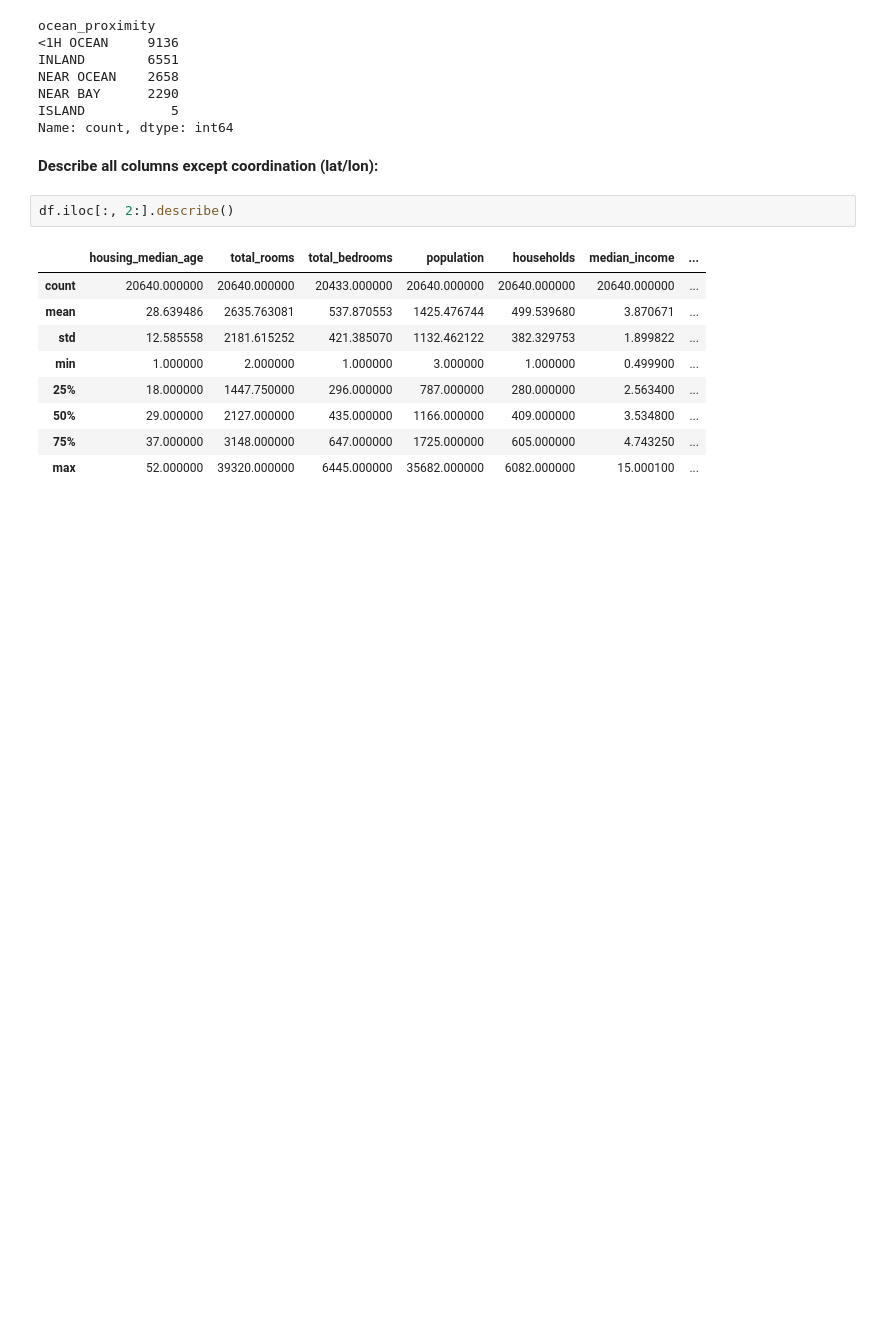
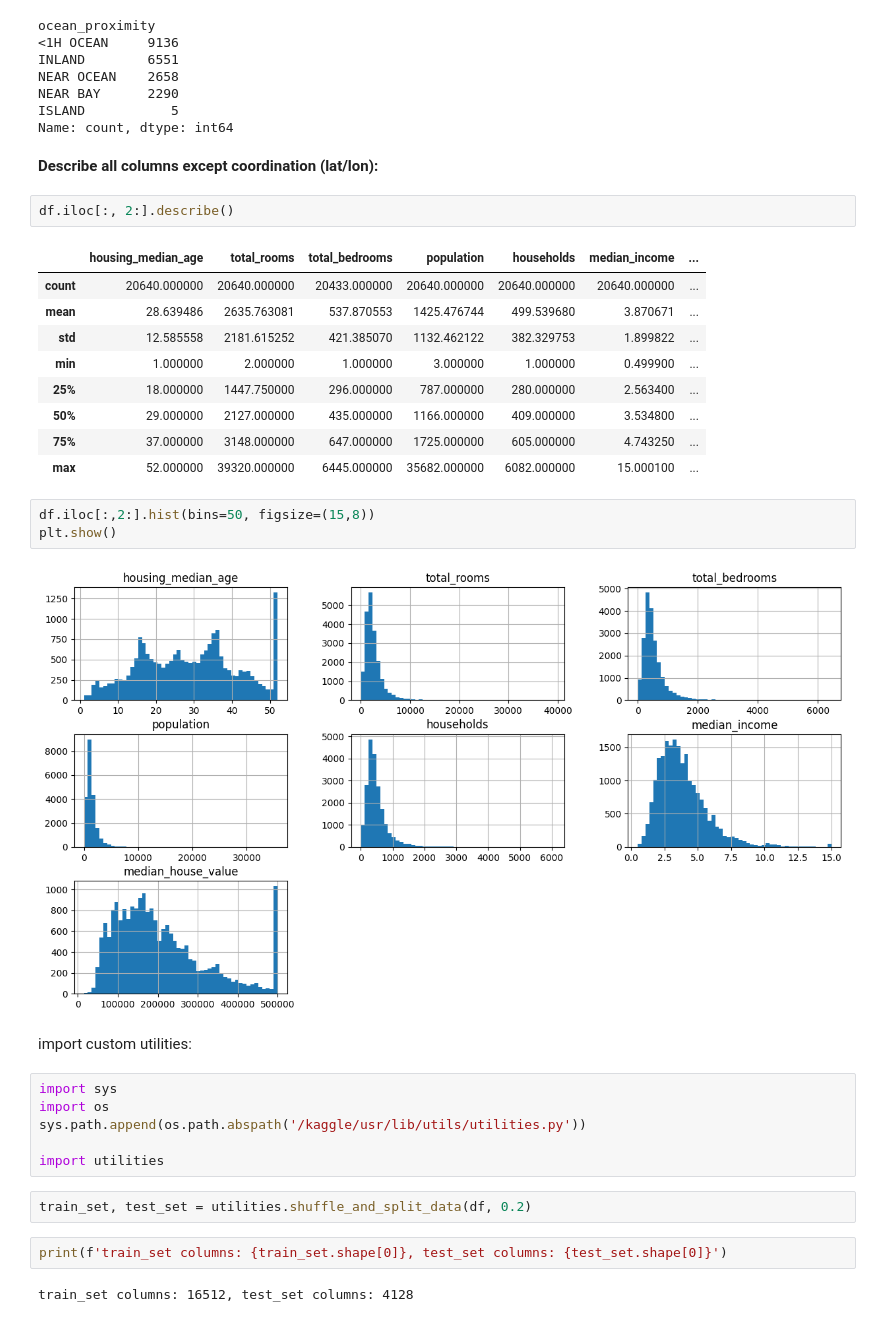
Before and after one commit to a113ssa/kaggle, a Jupyter notebook: california-housing-prices.ipynb, the cells around one changed output. Saved outputs shown, nothing was run; the diff lists cells and outputs as text; blank space fills up the shorter version.

Commit message:
Kaggle Notebook | California housing prices | Version 4

```diff
--- a/california-housing-prices.ipynb
+++ b/california-housing-prices.ipynb
@@ -88,3 +91,22 @@ df.iloc[:, 2:].describe()
 | 50% | 29.000000 | 2127.000000 | 435.000000 | 1166.000000 | 409.000000 | 3.534800 | ... |
 | 75% | 37.000000 | 3148.000000 | 647.000000 | 1725.000000 | 605.000000 | 4.743250 | ... |
 | max | 52.000000 | 39320.000000 | 6445.000000 | 35682.000000 | 6082.000000 | 15.000100 | ... |
+# %%
+df.iloc[:,2:].hist(bins=50, figsize=(15,8))
+plt.show()
+# %% [output]
+[figure, added]
+# %% [markdown]
+import custom utilities:
+# %%
+import sys
+import os
+sys.path.append(os.path.abspath('/kaggle/usr/lib/utils/utilities.py'))
+
+import utilities
+# %%
+train_set, test_set = utilities.shuffle_and_split_data(df, 0.2)
+# %%
+print(f'train_set columns: {train_set.shape[0]}, test_set columns: {test_set.shape[0]}')
+# %% [output]
+train_set columns: 16512, test_set columns: 4128
```
Also changed, not shown: parts of 3 cells of this notebook.
